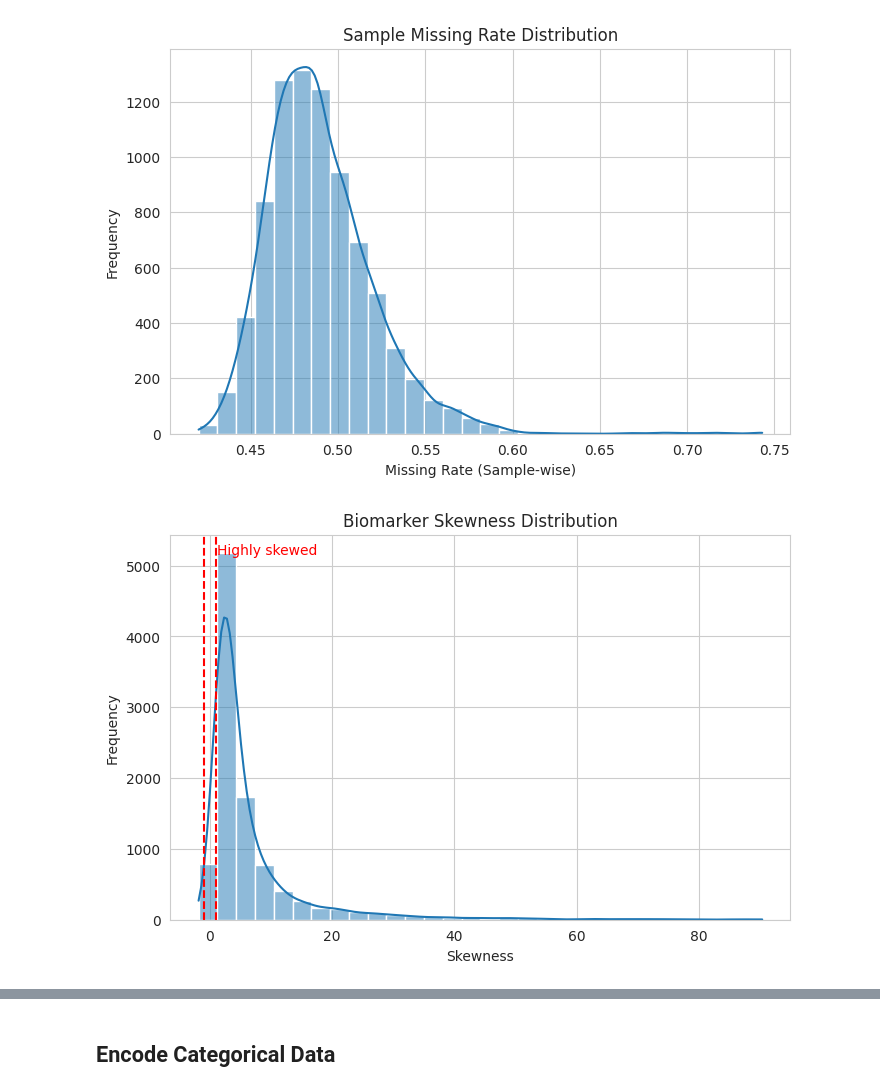
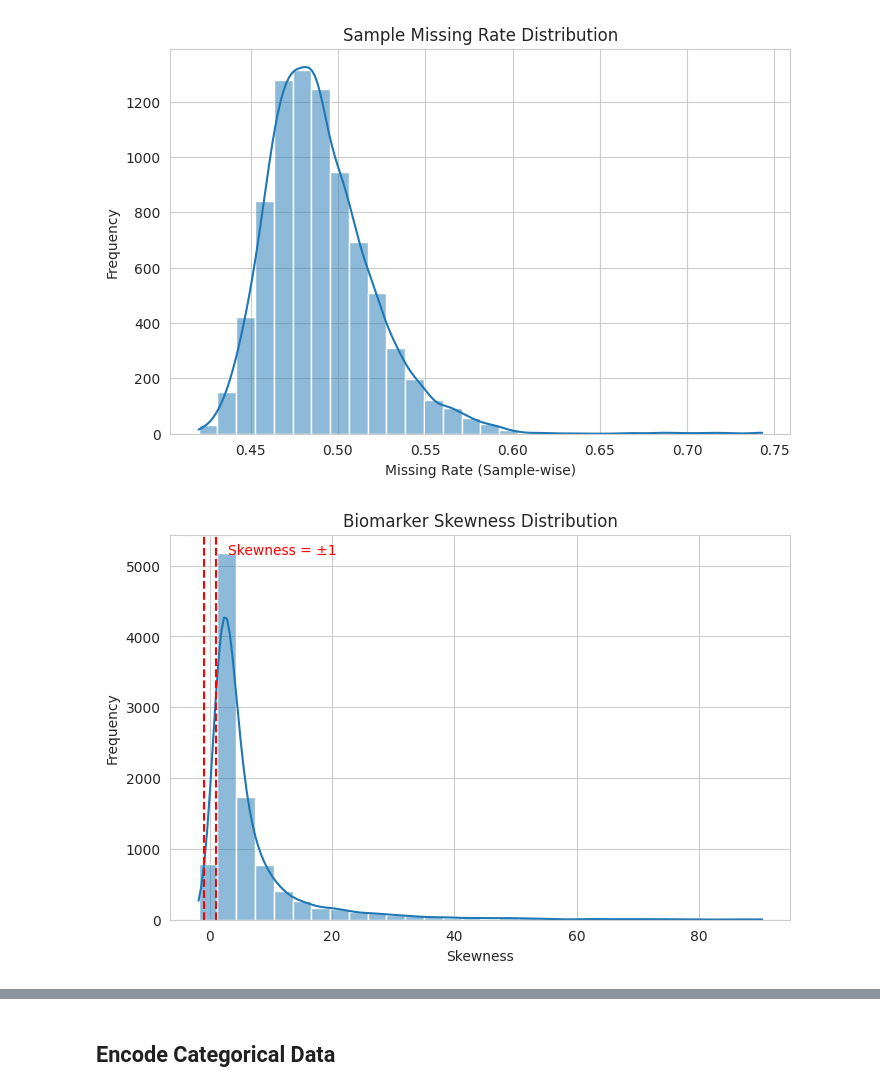
Before and after one commit to ShaunFChen/diabetes_biomarker_project, a Jupyter notebook: notebooks/diabetes_biomarker_analysis.ipynb, the cells around one changed output, grey strips where cells are left out. Saved outputs shown, nothing was run; the diff lists cells and outputs as text; code cells hidden in the pictures.

```diff
--- a/notebooks/diabetes_biomarker_analysis.ipynb
+++ b/notebooks/diabetes_biomarker_analysis.ipynb
@@ -80,7 +82,7 @@ main_dir = str(Path().resolve().parent)
 ## Load Dataset
 # %%
 # Load data with `pyarrow` (4x faster)
-raw_df = data_utils.load_data(
+raw_df = load_data(
     raw_data_path = raw_data_path,
     categorical_columns = categorical_columns,
     numeric_columns = numeric_columns,
@@ -129,20 +131,16 @@ plt.show()
 # %%
 # Biomarker Skewness Distribution
 biomarker_cols = [col for col in raw_df.columns if col.startswith('mtb_')]
 skewness = raw_df[biomarker_cols].apply(lambda x: stats.skew(x.dropna()))
 
-# if skewness.isin([np.inf, -np.inf]).any().any():
-#     raise ValueError("Dataframe contains inf values. Please clean the data before plotting.")
-
-
 plt.figure(figsize=(8, 5))
 sns.histplot(skewness, kde=True, bins=30)
 plt.axvline(x = 1, color = "red", linestyle = '--')
 plt.axvline(x = -1, color = "red", linestyle = '--')
-plt.text(1.2, plt.ylim()[1]*0.95, 'Highly skewed', color='red', fontsize=10, ha='left')
+plt.text(3, plt.ylim()[1]*0.95, 'Skewness = ±1', color='red', fontsize=10, ha='left')
 plt.title('Biomarker Skewness Distribution')
 plt.xlabel('Skewness')
 plt.ylabel('Frequency')
 plt.show()
 # %% [output]
-[figure, old version]
+[figure, new version]
```
Also changed, not shown: parts of 13 cells of this notebook, 16 other files.
